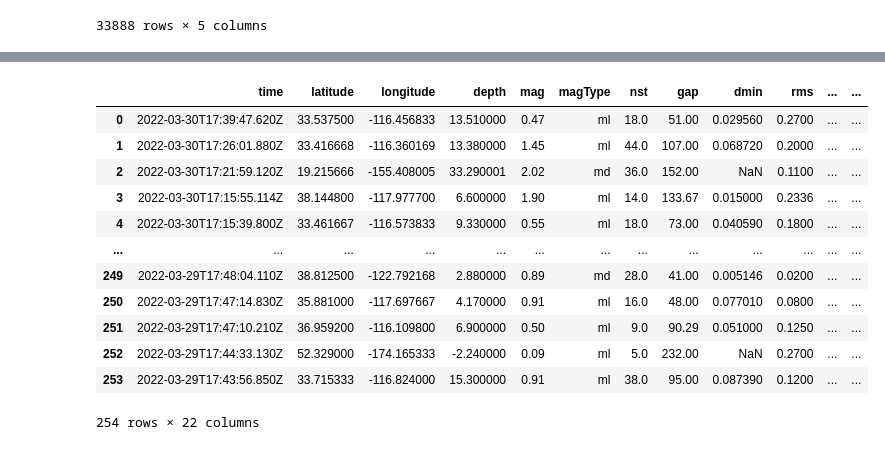
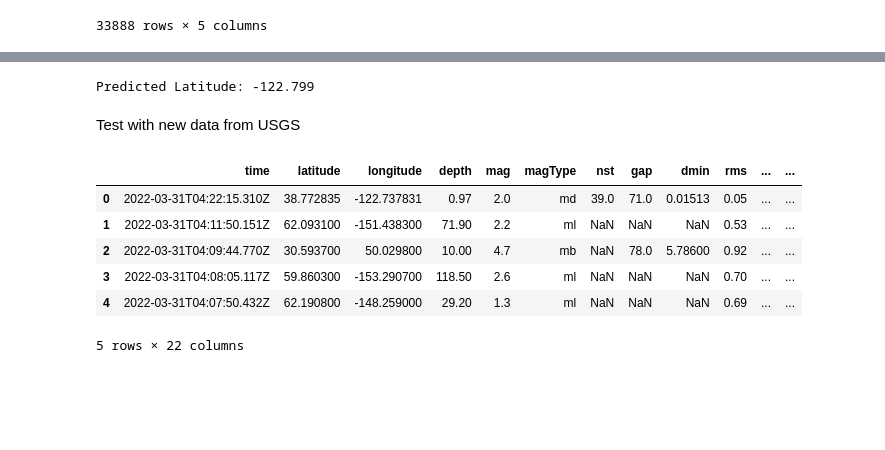
Before and after one commit to rromang/earthquake_modeling, a Jupyter notebook: notebooks/NN_lat.ipynb, the cells around one changed output, grey strips where cells are left out. Drawn from its saved outputs; the diff is of its cells as text; code cells hidden in the pictures; blank space fills up the shorter version.

Commit message:
latitude prediction model DNN

```diff
--- a/notebooks/NN_lat.ipynb
+++ b/notebooks/NN_lat.ipynb
@@ -450,20 +323,34 @@ plt.show()
+# %%
+# make a single prediction
+import time
+from datetime import datetime
+mag = float(input('Enter a magnitude: '))
+lon = float(input('Enter a longitude (in decimal form; negative for west of meridian): '))
+depth = float(input('Enter a depth (in km, only numerical value): '))
+date_input = input('Enter a date (yyyy/mm/dd): ')
+time_input = input('Enter a time in UTC (HH:MM:SS): ')
+datetime_str = date_input + ' '+ time_input
+date_time_obj = datetime.strptime(datetime_str, '%Y/%m/%d %H:%M:%S')
+date_time_unix = (time.mktime(date_time_obj.timetuple()))
+single_features = [[mag,lon,depth,date_time_unix]]
+y_pred = dnn_model.predict(single_features)
+print('Predicted Latitude: %g' % y_pred)
+# %% [output]
+Predicted Latitude: -122.799
+# %% [markdown]
+Test with new data from USGS
 # %%
+#obtain USGS data for the day
 page_url = "https://earthquake.usgs.gov/earthquakes/feed/v1.0/summary/all_day.csv"
 
 test_df = pd.read_csv(page_url)
-test_df
+test_df.head()
 # %% [output]
 |  | time | latitude | longitude | depth | mag | magType | nst | gap | dmin | rms | ... | ... |
-| 0 | 2022-03-30T17:39:47.620Z | 33.537500 | -116.456833 | 13.510000 | 0.47 | ml | 18.0 | 51.00 | 0.029560 | 0.2700 | ... | ... |
-| 1 | 2022-03-30T17:26:01.880Z | 33.416668 | -116.360169 | 13.380000 | 1.45 | ml | 44.0 | 107.00 | 0.068720 | 0.2000 | ... | ... |
-| 2 | 2022-03-30T17:21:59.120Z | 19.215666 | -155.408005 | 33.290001 | 2.02 | md | 36.0 | 152.00 | NaN | 0.1100 | ... | ... |
-| 3 | 2022-03-30T17:15:55.114Z | 38.144800 | -117.977700 | 6.600000 | 1.90 | ml | 14.0 | 133.67 | 0.015000 | 0.2336 | ... | ... |
-| 4 | 2022-03-30T17:15:39.800Z | 33.461667 | -116.573833 | 9.330000 | 0.55 | ml | 18.0 | 73.00 | 0.040590 | 0.1800 | ... | ... |
-| ... | ... | ... | ... | ... | ... | ... | ... | ... | ... | ... | ... | ... |
-| 249 | 2022-03-29T17:48:04.110Z | 38.812500 | -122.792168 | 2.880000 | 0.89 | md | 28.0 | 41.00 | 0.005146 | 0.0200 | ... | ... |
-| 250 | 2022-03-29T17:47:14.830Z | 35.881000 | -117.697667 | 4.170000 | 0.91 | ml | 16.0 | 48.00 | 0.077010 | 0.0800 | ... | ... |
-| 251 | 2022-03-29T17:47:10.210Z | 36.959200 | -116.109800 | 6.900000 | 0.50 | ml | 9.0 | 90.29 | 0.051000 | 0.1250 | ... | ... |
-| 252 | 2022-03-29T17:44:33.130Z | 52.329000 | -174.165333 | -2.240000 | 0.09 | ml | 5.0 | 232.00 | NaN | 0.2700 | ... | ... |
-| 253 | 2022-03-29T17:43:56.850Z | 33.715333 | -116.824000 | 15.300000 | 0.91 | ml | 38.0 | 95.00 | 0.087390 | 0.1200 | ... | ... |
+| 0 | 2022-03-31T04:22:15.310Z | 38.772835 | -122.737831 | 0.97 | 2.0 | md | 39.0 | 71.0 | 0.01513 | 0.05 | ... | ... |
+| 1 | 2022-03-31T04:11:50.151Z | 62.093100 | -151.438300 | 71.90 | 2.2 | ml | NaN | NaN | NaN | 0.53 | ... | ... |
+| 2 | 2022-03-31T04:09:44.770Z | 30.593700 | 50.029800 | 10.00 | 4.7 | mb | NaN | 78.0 | 5.78600 | 0.92 | ... | ... |
+| 3 | 2022-03-31T04:08:05.117Z | 59.860300 | -153.290700 | 118.50 | 2.6 | ml | NaN | NaN | NaN | 0.70 | ... | ... |
+| 4 | 2022-03-31T04:07:50.432Z | 62.190800 | -148.259000 | 29.20 | 1.3 | ml | NaN | NaN | NaN | 0.69 | ... | ... |
-254 rows × 22 columns
+5 rows × 22 columns
 # %%
```
Also changed, not shown: parts of 39 cells of this notebook, 6 other files.
